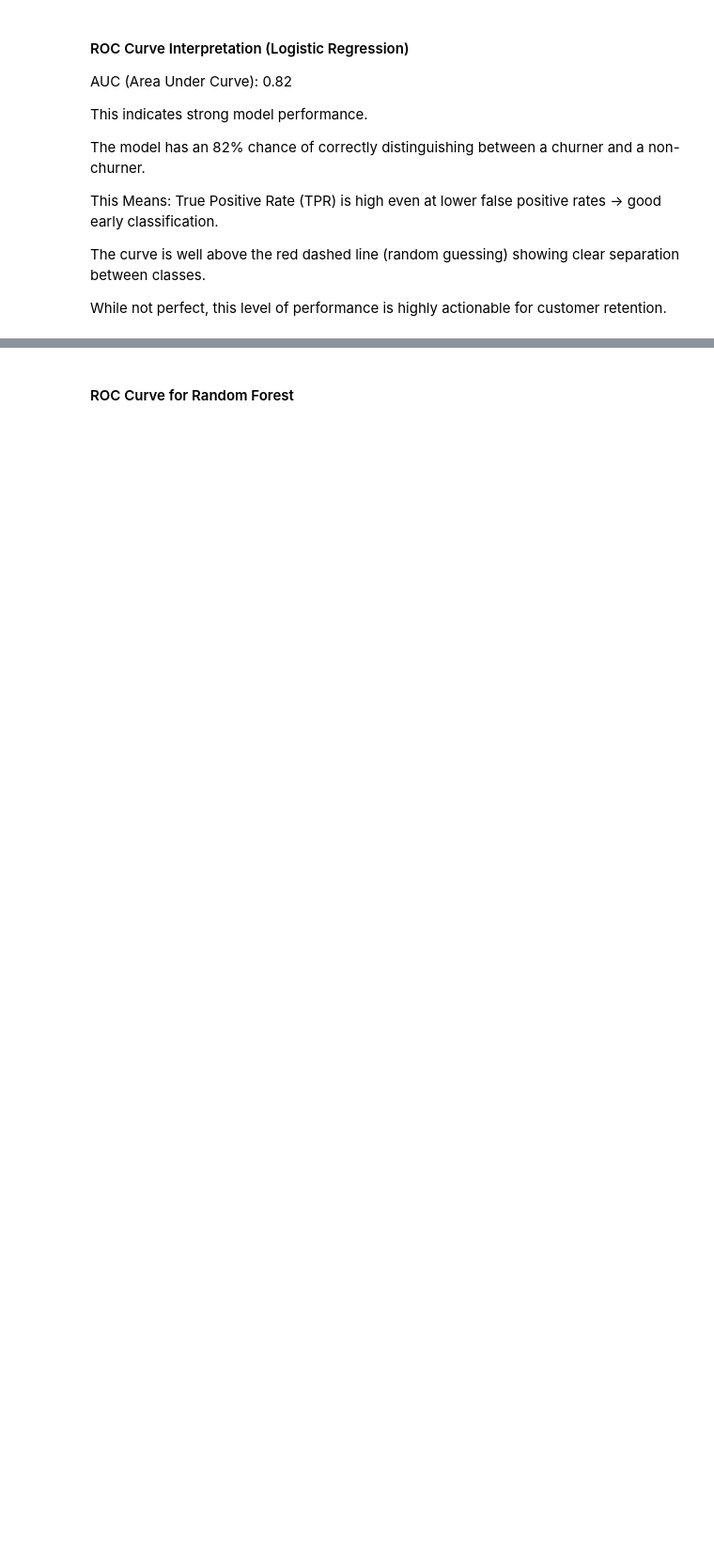
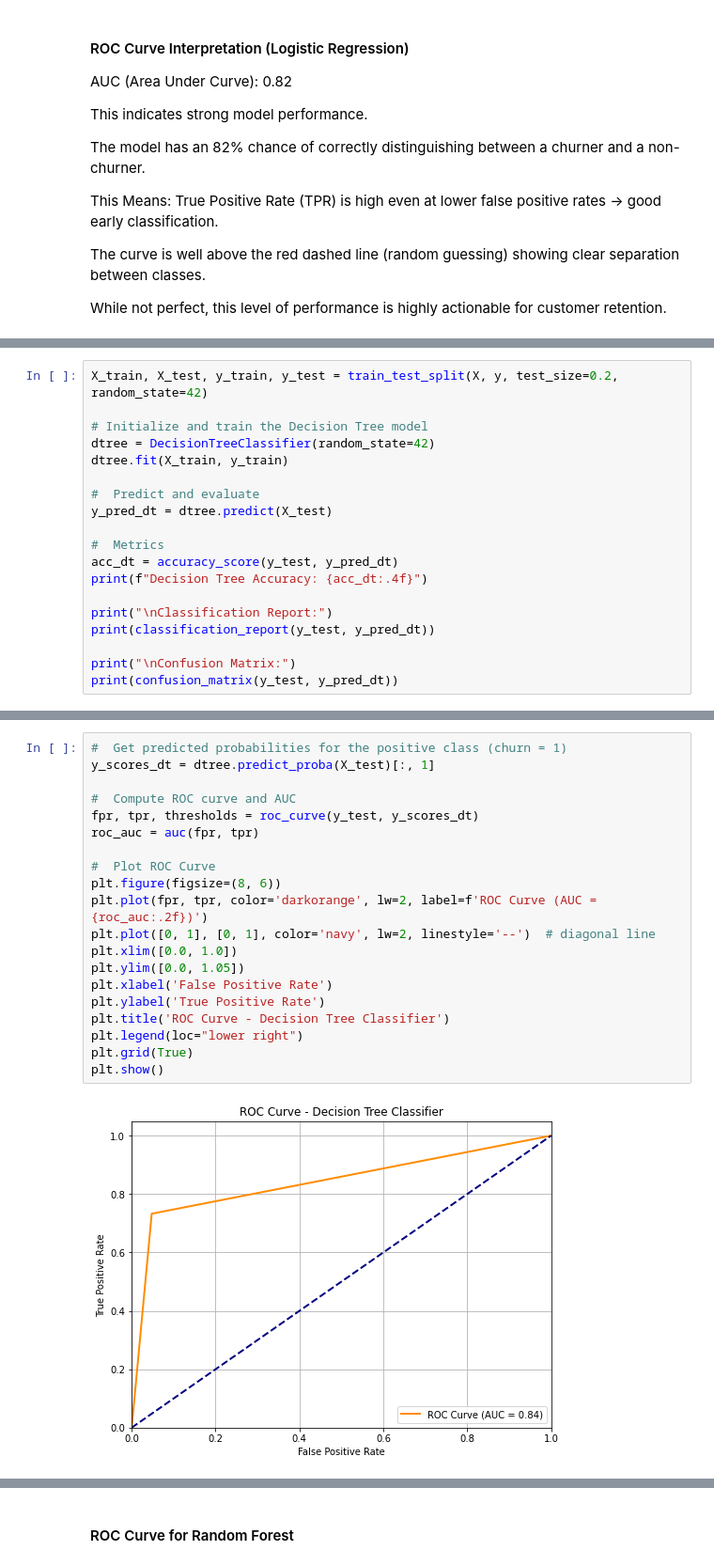
Before and after one commit to Kwamboka1584/SyriaTel-Customer-Churn, a Jupyter notebook: notebooks/CustomerChurn.ipynb, the cells around one changed output, grey strips where cells are left out. Shown at 94% size. Cells and saved outputs as stored; diff of their text form; blank space fills up the shorter version.

Commit message:
Train a Decision Tree Classifier

```diff
--- a/notebooks/CustomerChurn.ipynb
+++ b/notebooks/CustomerChurn.ipynb
@@ -739,0 +747,19 @@ While not perfect, this level of performance is highly actionable for customer r
+# %%
+X_train, X_test, y_train, y_test = train_test_split(X, y, test_size=0.2, random_state=42)
+
+# Initialize and train the Decision Tree model
+dtree = DecisionTreeClassifier(random_state=42)
+dtree.fit(X_train, y_train)
+
+#  Predict and evaluate
+y_pred_dt = dtree.predict(X_test)
+
+#  Metrics
+acc_dt = accuracy_score(y_test, y_pred_dt)
+print(f"Decision Tree Accuracy: {acc_dt:.4f}")
+
+print("\nClassification Report:")
+print(classification_report(y_test, y_pred_dt))
+
+print("\nConfusion Matrix:")
+print(confusion_matrix(y_test, y_pred_dt))
@@ -740 +785,23 @@ While not perfect, this level of performance is highly actionable for customer r
+# %%
+#  Get predicted probabilities for the positive class (churn = 1)
+y_scores_dt = dtree.predict_proba(X_test)[:, 1]
+
+#  Compute ROC curve and AUC
+fpr, tpr, thresholds = roc_curve(y_test, y_scores_dt)
+roc_auc = auc(fpr, tpr)
+
+#  Plot ROC Curve
+plt.figure(figsize=(8, 6))
+plt.plot(fpr, tpr, color='darkorange', lw=2, label=f'ROC Curve (AUC = {roc_auc:.2f})')
+plt.plot([0, 1], [0, 1], color='navy', lw=2, linestyle='--')  # diagonal line
+plt.xlim([0.0, 1.0])
+plt.ylim([0.0, 1.05])
+plt.xlabel('False Positive Rate')
+plt.ylabel('True Positive Rate')
+plt.title('ROC Curve - Decision Tree Classifier')
+plt.legend(loc="lower right")
+plt.grid(True)
+plt.show()
+# %% [output]
+[figure, added]
 # %% [markdown]
```
Also changed, not shown: parts of 9 cells of this notebook.
